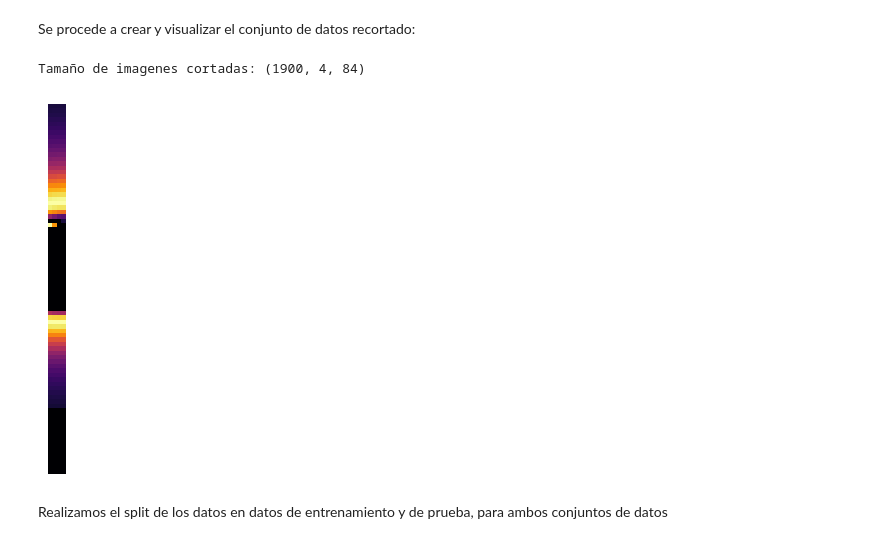
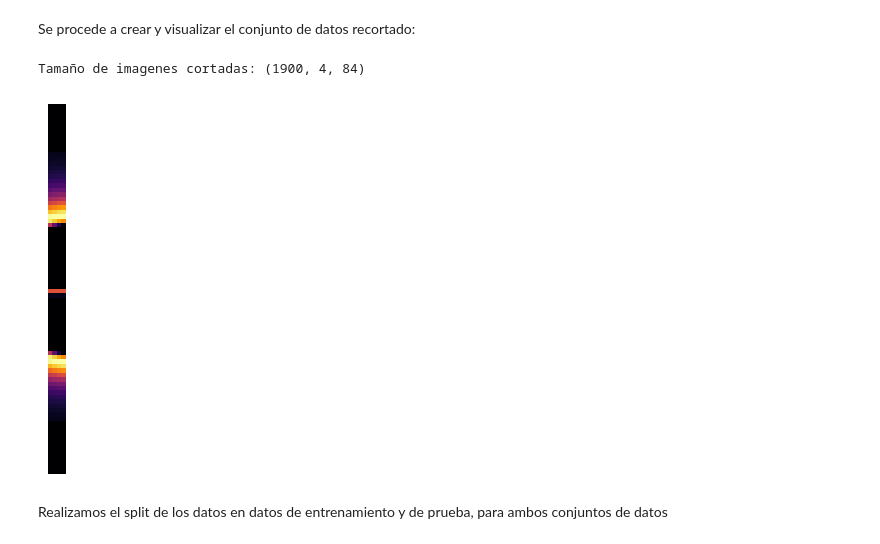
Before and after one commit to fahernandezga/Redes-Neuronales-para-im-genes-de-agujeros-negros, a Jupyter notebook: Red_Neuronal.ipynb, the cells around one changed output. Cells and saved outputs as stored; diff of their text form; code cells hidden in the pictures.

```diff
--- a/Red_Neuronal.ipynb
+++ b/Red_Neuronal.ipynb
@@ -65,17 +65,17 @@ Se procede a crear y visualizar el conjunto de datos recortado:
 # %%
 #split de datos cortados en el ecuador
 tamañox, tamañoy = images_data.shape[1:]
 ecuador = int(tamañox/2)
 #Cut
 images_data_cut = images_data[:, ecuador-2:ecuador+2,:]
 print(f'Tamaño de imagenes cortadas: {images_data_cut.shape}')
 
-plt.imshow(images_data_cut[0].T, origin='lower', cmap='inferno')
+plt.imshow(images_data_cut[50].T, origin='lower', cmap='inferno')
 plt.axis('off')
 plt.show()
 # %% [output]
 Tamaño de imagenes cortadas: (1900, 4, 84)
-[figure, old version]
+[figure, new version]
 # %% [markdown]
 Realizamos el split de los datos en datos de entrenamiento y de prueba, para ambos conjuntos de datos
 # %%
```
Also changed, not shown: parts of 5 cells of this notebook.
